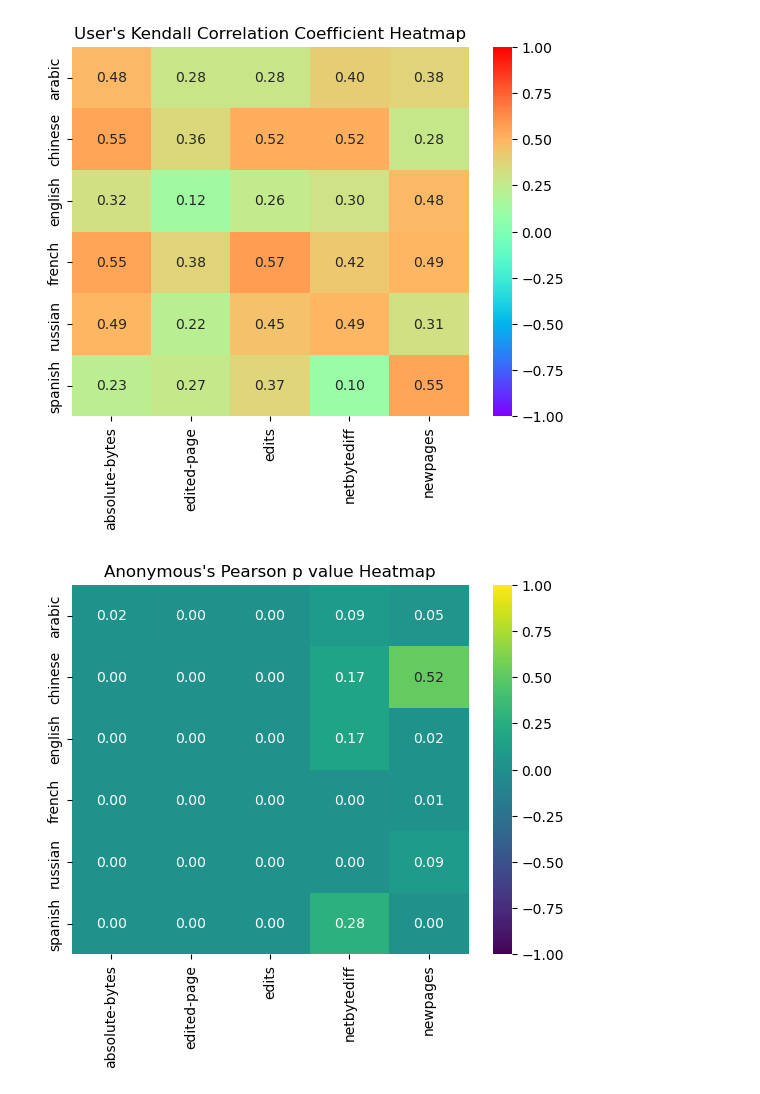
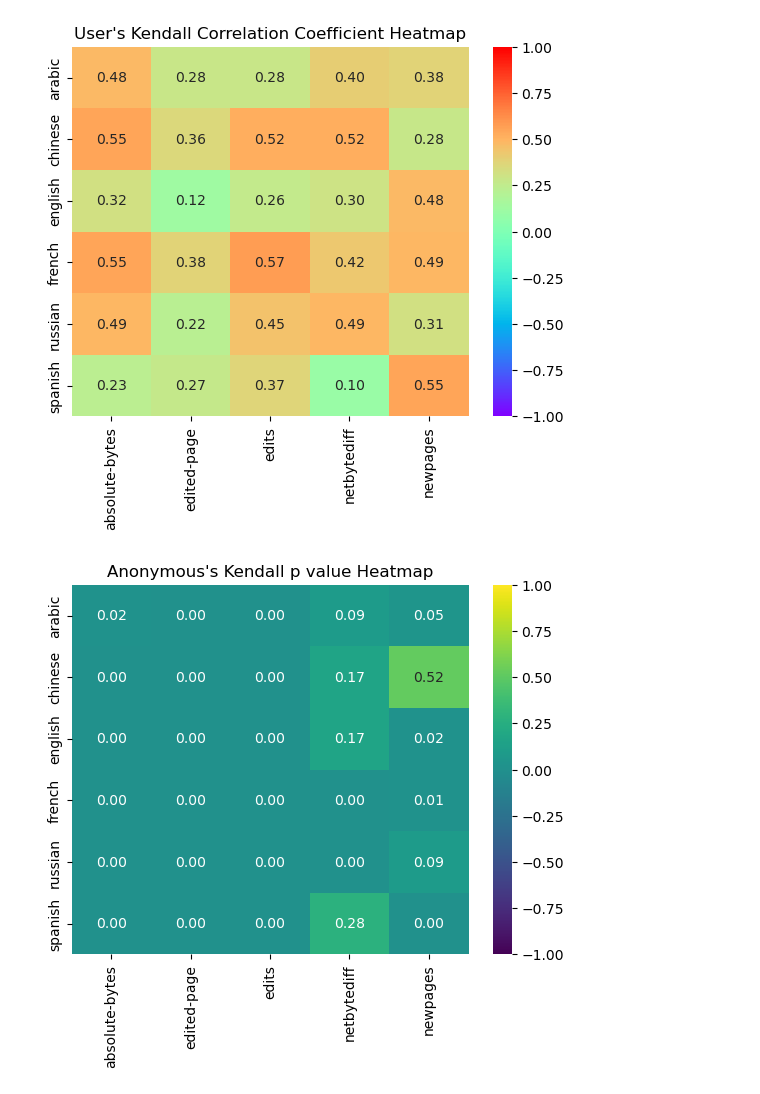
Before and after one commit to aryas0ng/wikipedia-analysis, a Jupyter notebook: plot.ipynb, the cells around one changed output. Saved outputs shown, nothing was run; the diff lists cells and outputs as text; code cells hidden in the pictures.

```diff
--- a/plot.ipynb
+++ b/plot.ipynb
@@ -199,8 +204,8 @@ plot("kendall-cc-user",title,"rainbow")
 # %% [output]
 [figure]
 # %%
-title = "Anonymous's Pearson p value Heatmap"
+title = "Anonymous's Kendall p value Heatmap"
 plot("kendall-p-anon", title)
 # %% [output]
-[figure, old version]
+[figure, new version]
 # %%
```
Also changed, not shown: parts of 4 cells of this notebook, 5 other files.
